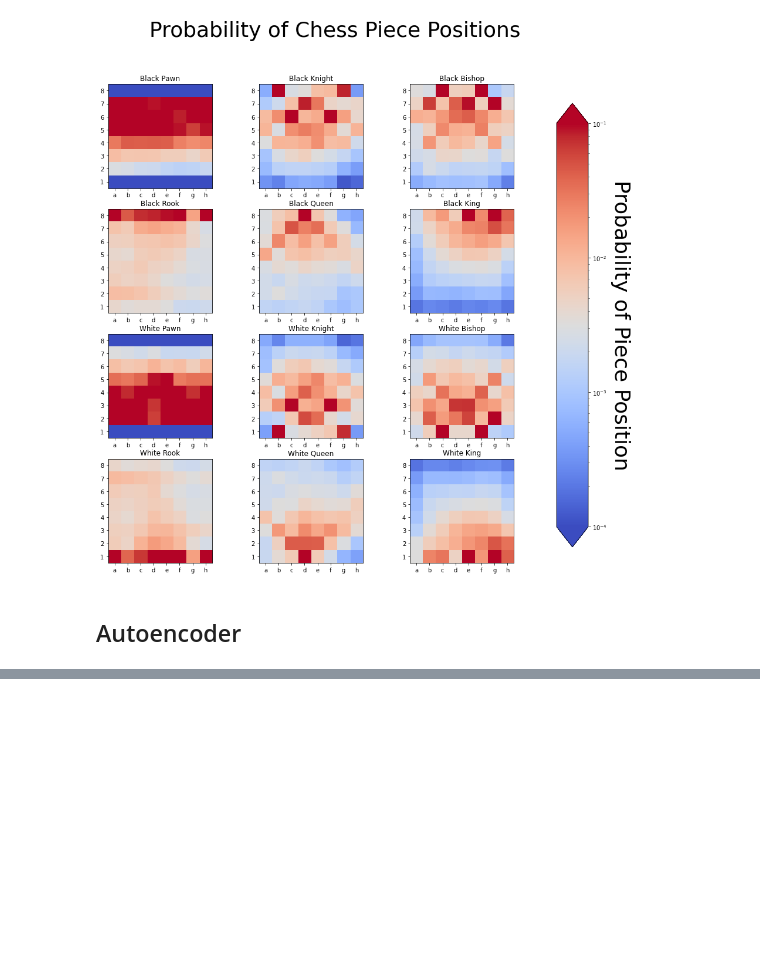
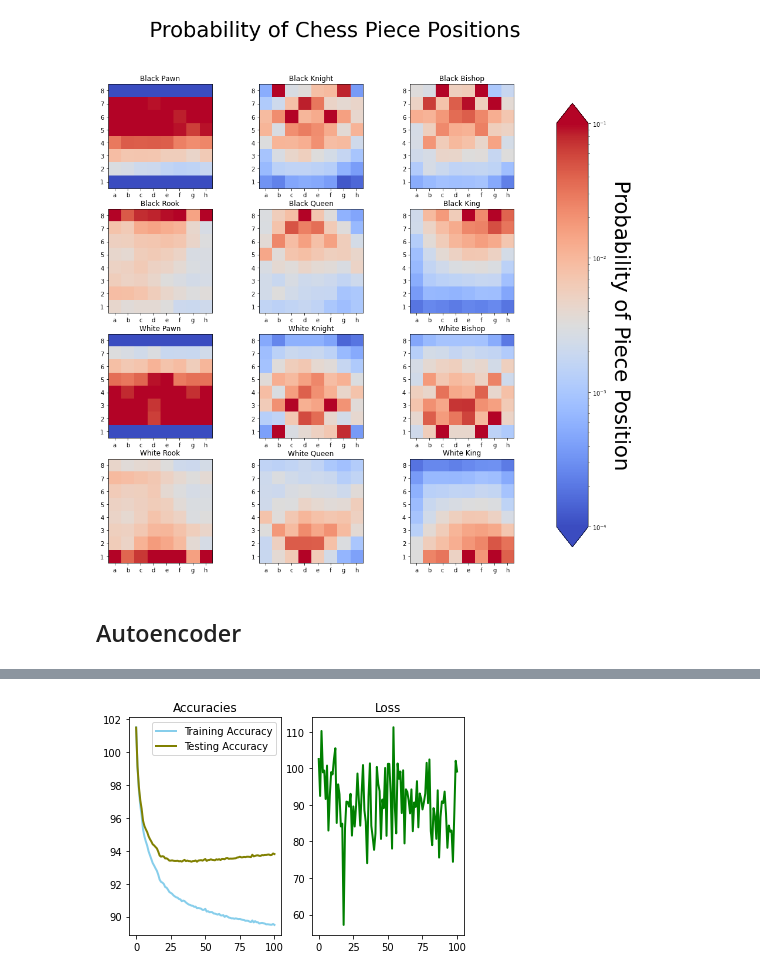
Before and after one commit to HungryAmoeba/chess_analysis, a Jupyter notebook: chess_analysis.ipynb, the cells around one changed output, grey strips where cells are left out. Cells and saved outputs as stored; diff of their text form; code cells hidden in the pictures; blank space fills up the shorter version.

```diff
--- a/chess_analysis.ipynb
+++ b/chess_analysis.ipynb
@@ -390,0 +702,36 @@ from torch.utils.data import DataLoader
+# %%
+# make the autoencoder model
+
+ae_10 = Autoencoder(10)  # embedding dimension of 10
+ae_10.to(device)
+opt = torch.optim.Adam(ae.parameters(), lr=0.0005, weight_decay = 1e-5)
+train_accs, test_accs, losses = [], [], []
+for e in trange(101):
+    ae_10.train()
+    for position, outcome in train_data:
+        position = position.to(device)
+        #labels = labels.to(device)
+        y = ae_10(position)
+        l = loss_fcn(y,position)
+        l.backward()
+        opt.step()
+        opt.zero_grad()
+    ae_10.eval()
+
+    train_ep_pred = ae_10(train_pos.to(device))
+    test_ep_pred = ae_10(test_pos.to(device))
+    # # run the model on the test set and get the loss
+    train_loss = loss_fcn(train_ep_pred.cpu(), train_pos)
+    test_loss = loss_fcn(test_ep_pred.cpu(), test_pos)
+
+    train_accs.append(train_loss.detach().numpy())
+    test_accs.append(test_loss.detach().numpy())
+    losses.append(l.detach().cpu())
+
+    #if e % 100 == 0:
+        #print(f"Training Accuracy: {train_accuracy} - Test Accuracy: {test_accuracy}")
+         # Visualize some images and their reconstruction
+
+plot_accuracies_and_loss(train_accs, test_accs, losses)
+# %% [output]
+[figure, added]
```
Also changed, not shown: parts of 62 cells of this notebook.
